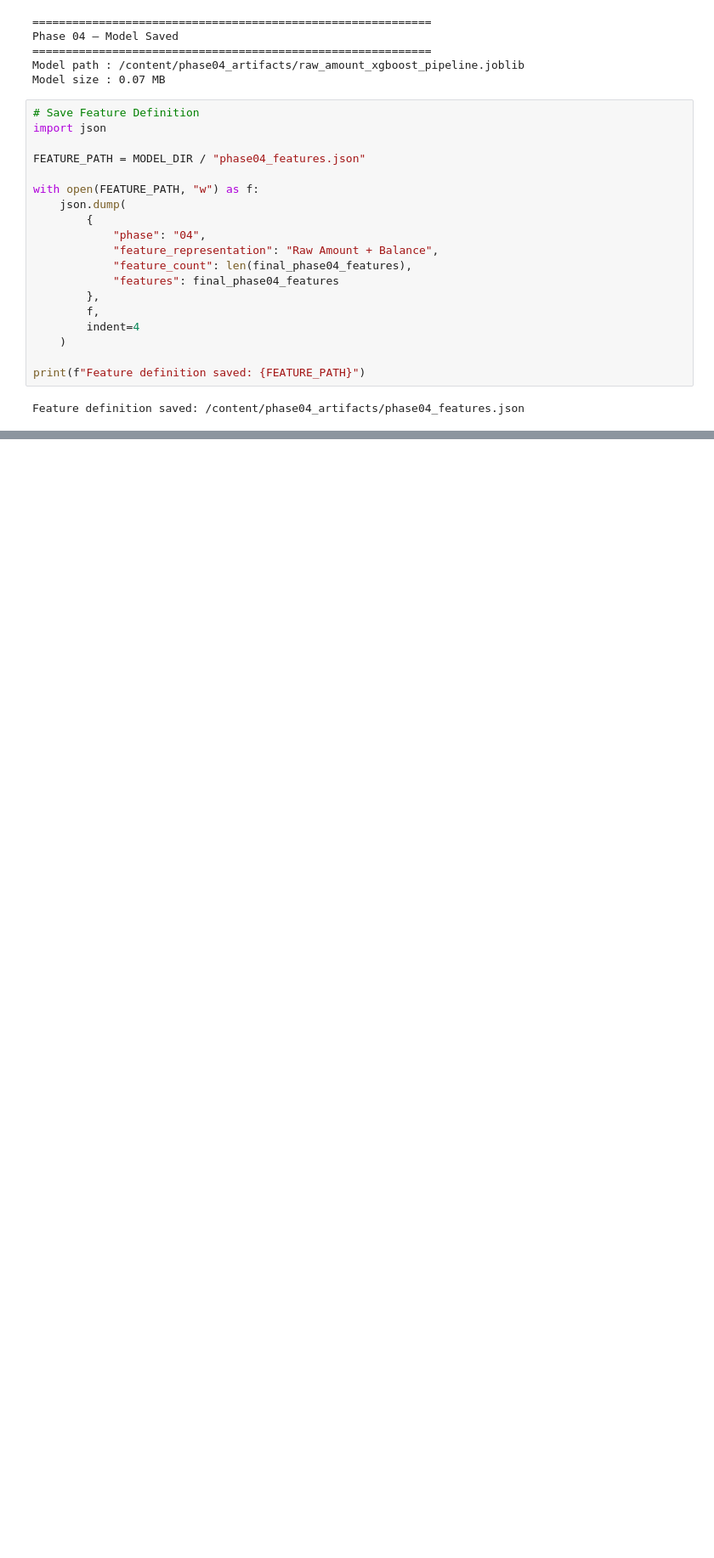
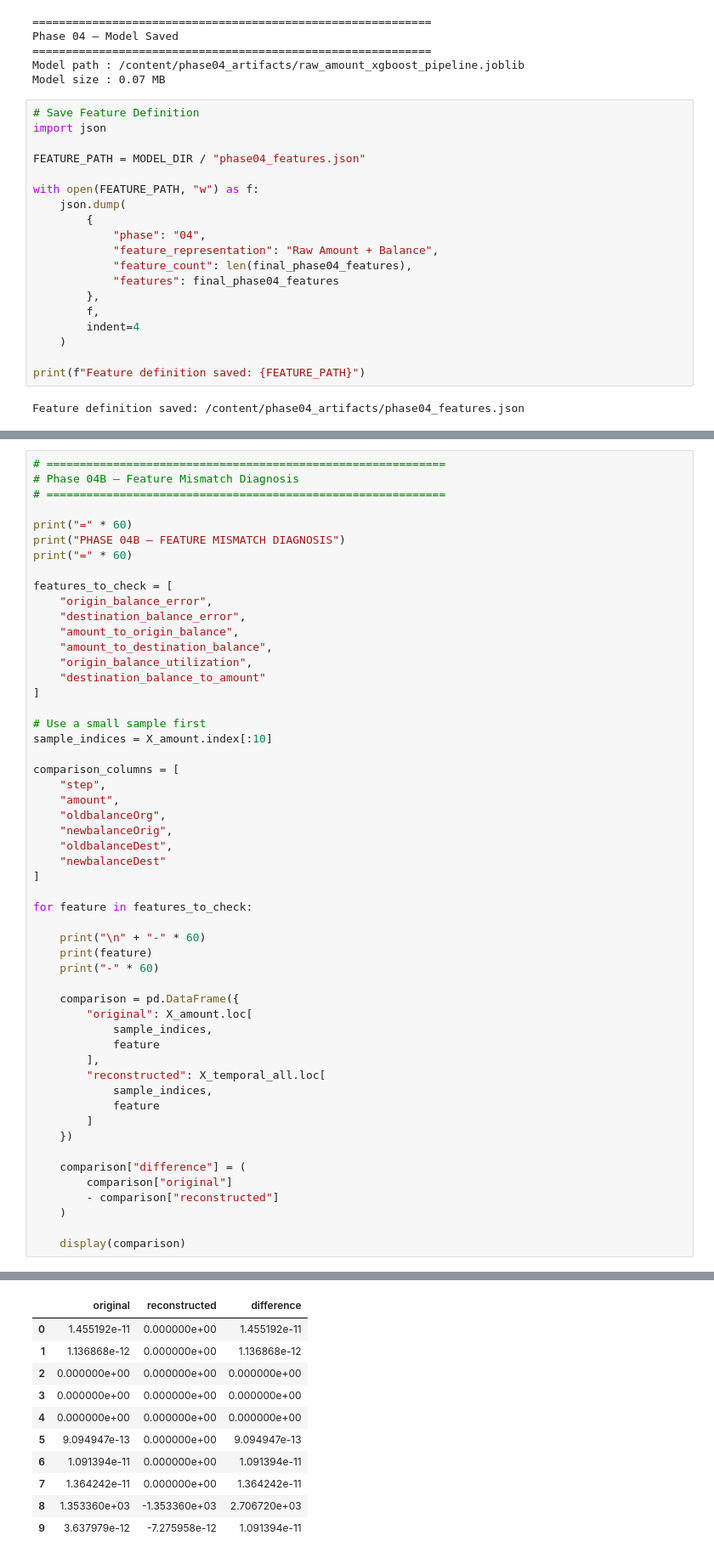
Before and after one commit to saisagar17/real-time-fraud-detection-mlops, a Jupyter notebook: Notebooks/02_advanced_fraud_modeling.ipynb, the cells around one changed output, grey strips where cells are left out. Shown at 85% size. Saved outputs shown, nothing was run; the diff lists cells and outputs as text; blank space fills up the shorter version.

```diff
--- a/Notebooks/02_advanced_fraud_modeling.ipynb
+++ b/Notebooks/02_advanced_fraud_modeling.ipynb
@@ -3875,0 +5475,54 @@ Feature definition saved: /content/phase04_artifacts/phase04_features.json
+# %%
+# ============================================================
+# Phase 04B — Feature Mismatch Diagnosis
+# ============================================================
+
+print("=" * 60)
+print("PHASE 04B — FEATURE MISMATCH DIAGNOSIS")
+print("=" * 60)
+
+features_to_check = [
+    "origin_balance_error",
+    "destination_balance_error",
+    "amount_to_origin_balance",
+    "amount_to_destination_balance",
+    "origin_balance_utilization",
+    "destination_balance_to_amount"
+]
+
+# Use a small sample first
+sample_indices = X_amount.index[:10]
+
+comparison_columns = [
+    "step",
+    "amount",
+    "oldbalanceOrg",
+    "newbalanceOrig",
+    "oldbalanceDest",
+    "newbalanceDest"
+]
+
+for feature in features_to_check:
+
+    print("\n" + "-" * 60)
+    print(feature)
+    print("-" * 60)
+
+    comparison = pd.DataFrame({
+        "original": X_amount.loc[
+            sample_indices,
+            feature
+        ],
+        "reconstructed": X_temporal_all.loc[
+            sample_indices,
+            feature
+        ]
+    })
+
+    comparison["difference"] = (
+        comparison["original"]
+        - comparison["reconstructed"]
+    )
+
+    display(comparison)
+# %% [output]
@@ -3875,0 +5536,11 @@ Feature definition saved: /content/phase04_artifacts/phase04_features.json
+|  | original | reconstructed | difference |
+| 0 | 1.455192e-11 | 0.000000e+00 | 1.455192e-11 |
+| 1 | 1.136868e-12 | 0.000000e+00 | 1.136868e-12 |
+| 2 | 0.000000e+00 | 0.000000e+00 | 0.000000e+00 |
+| 3 | 0.000000e+00 | 0.000000e+00 | 0.000000e+00 |
+| 4 | 0.000000e+00 | 0.000000e+00 | 0.000000e+00 |
+| 5 | 9.094947e-13 | 0.000000e+00 | 9.094947e-13 |
+| 6 | 1.091394e-11 | 0.000000e+00 | 1.091394e-11 |
+| 7 | 1.364242e-11 | 0.000000e+00 | 1.364242e-11 |
+| 8 | 1.353360e+03 | -1.353360e+03 | 2.706720e+03 |
+| 9 | 3.637979e-12 | -7.275958e-12 | 1.091394e-11 |
```
Also changed, not shown: parts of 27 cells of this notebook.
